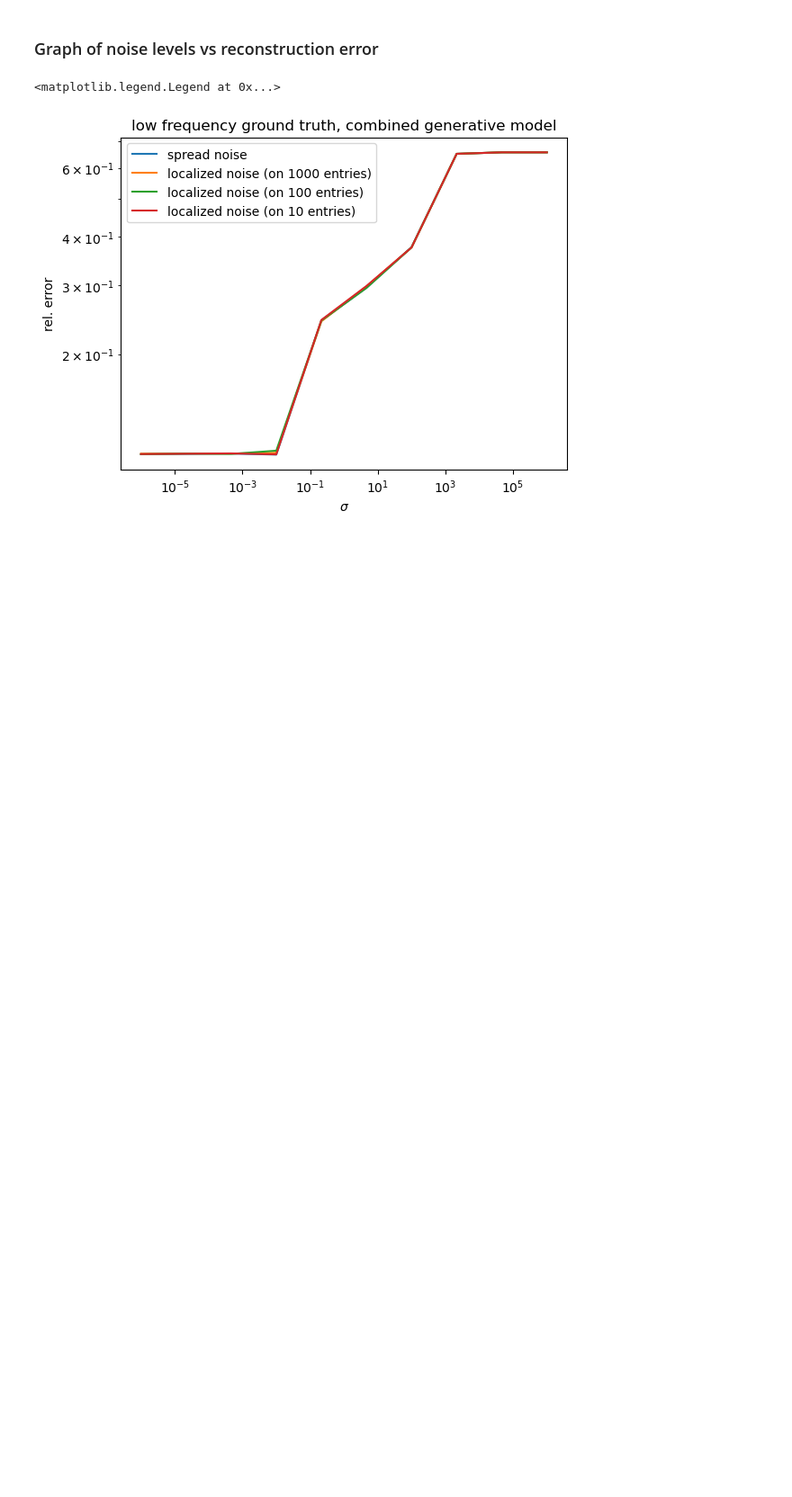
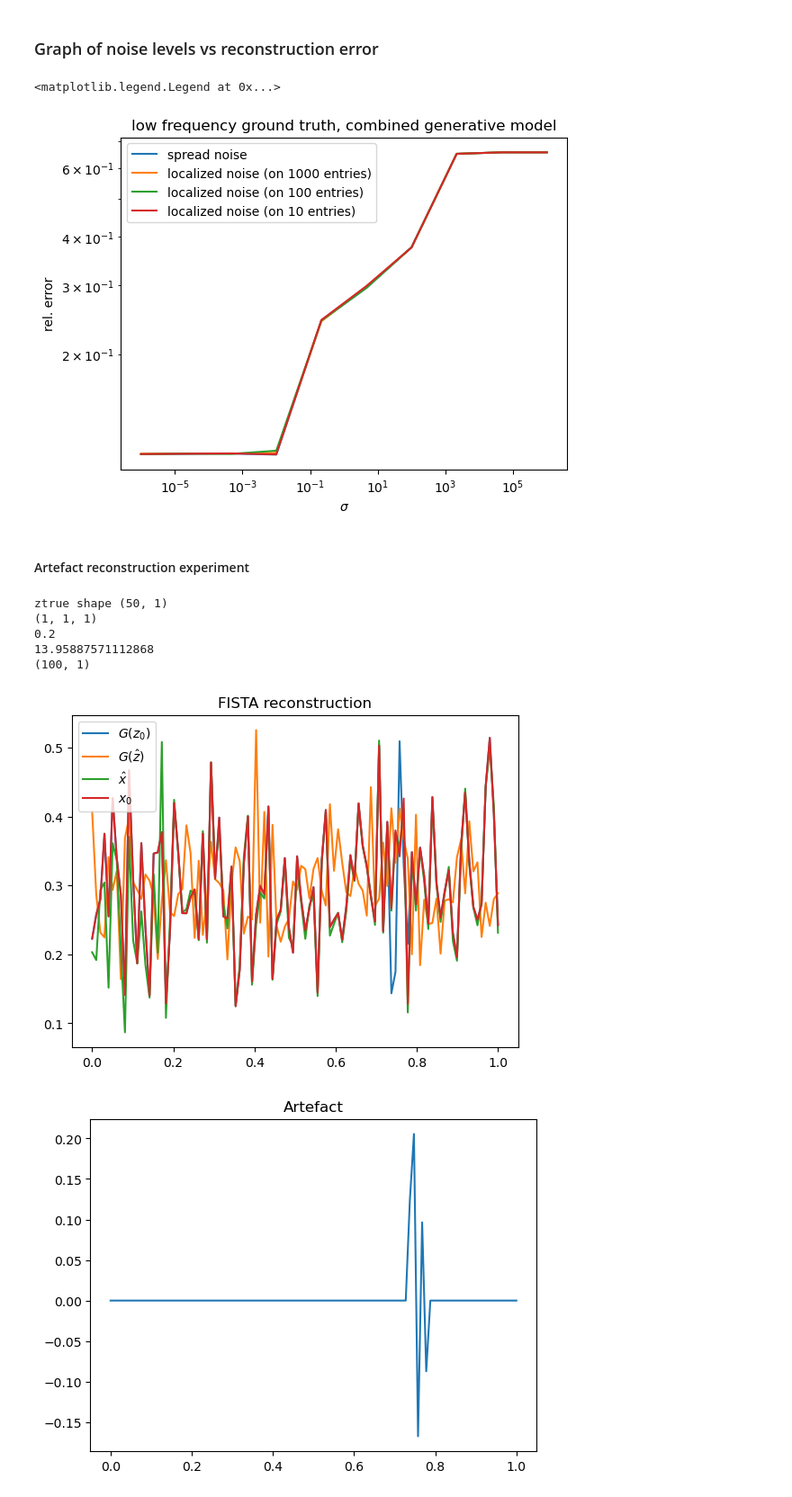
Before and after one commit to Ava99999/signal-thesis, a Jupyter notebook: Example 5 - linear generative model.ipynb, the cells around one changed output. Shown at 90% size. Cells and saved outputs as stored; diff of their text form; code cells hidden in the pictures; blank space fills up the shorter version.

```diff
--- a/Example 5 - linear generative model.ipynb
+++ b/Example 5 - linear generative model.ipynb
@@ -652,3 +711,49 @@ ax.legend()
 # %% [output]
 <matplotlib.legend.Legend at 0x...>
 [figure]
+# %% [markdown]
+#### Artefact reconstruction experiment
+# %%
+# function set-up
+z = np.random.randn(k) + 1j*np.random.randn(k)
+z = z[:, None]
+eta = [0.2] # variation of the noise
+sigma = [0]
+artefact_loc = 5 # amount of localization: has to between 1 and 100, percentage of entries signal with artefact noise
+artefact_seed = 21 # reproducability
+
+Xhat, errors, zhat, Gbias, Xartefact = artefact_experiment(z, eta , A, G, H, w=1, sigmas=sigma, lmbda=0.1, localization=5, seed=artefact_seed, tau=None)
+
+print(Gbias.shape)
+print(np.linalg.norm(eta,1))
+print(Gbias[0,0,0])
+print(Xartefact.shape)
+
+plt.figure()
+plt.plot(domain, np.real(G.eval(z)), label=r'$G(z_0)$')
+plt.plot(domain, np.real(G.eval(zhat[:,0,0,0])), label=r'$G(\hat{z})$')
+plt.plot(domain, np.real(Xhat[:,0,0,0]), label=r'$\hat{x}$')
+plt.plot(domain, np.real(Xartefact), label=r'$x_0$')
+plt.title("FISTA reconstruction")
+plt.legend()
+plt.show()
+
+plt.figure()
+plt.plot(domain, np.real(Xartefact)-np.real(G.eval(z)))
+plt.title("Artefact")
+plt.show()
+
+plt.figure()
+plt.plot(np.linspace(0,1,k), np.imag(z), label='z')
+plt.plot(np.linspace(0,1,k), np.imag(zhat[:,0,0,0]), label=r'$\hat{z}$')
+plt.legend()
+plt.title("Input z")
+plt.show()
+# %% [output]
+ztrue shape (50, 1)
+(1, 1, 1)
+0.2
+13.95887571112868
+(100, 1)
+[figure, added]
+[figure, added]
```
Also changed, not shown: parts of 14 cells of this notebook, 1 other file.
